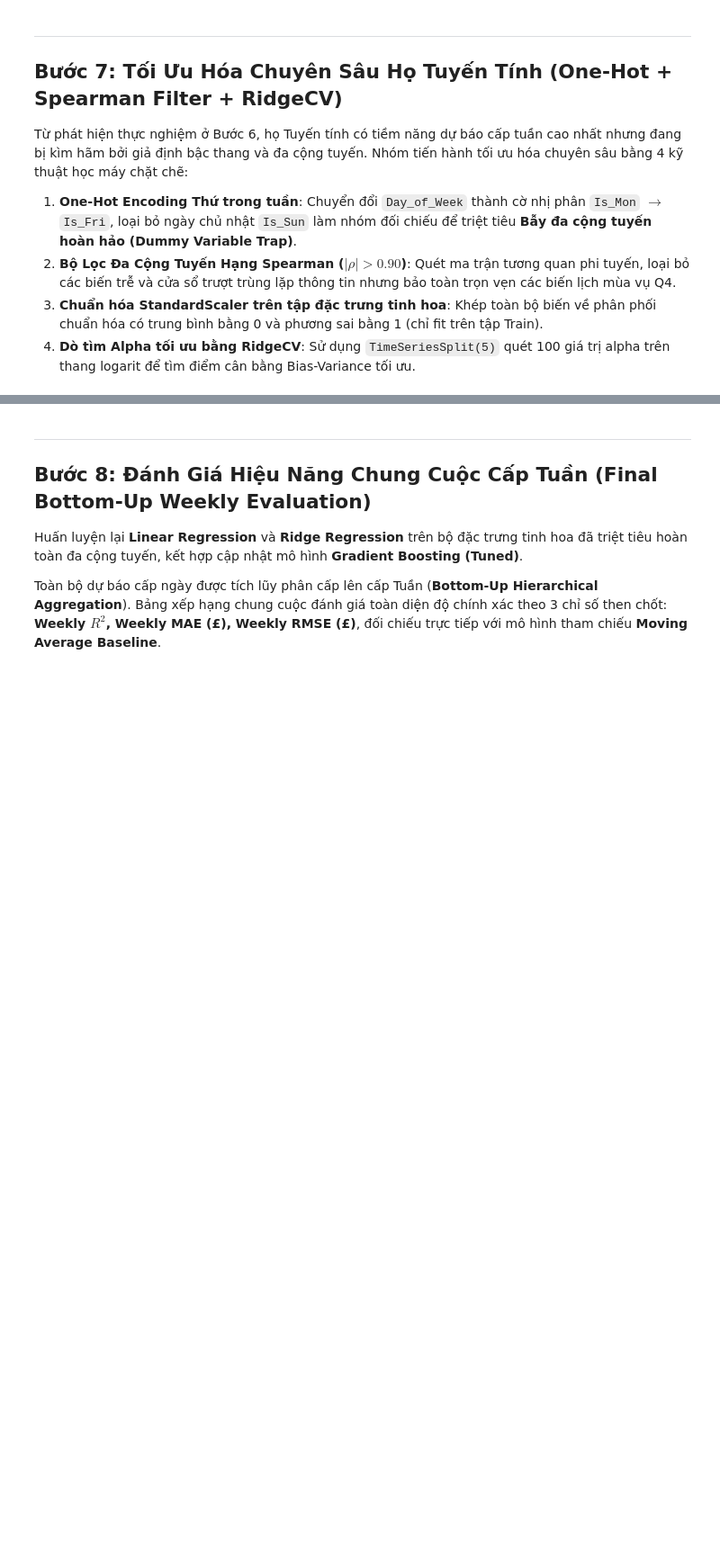
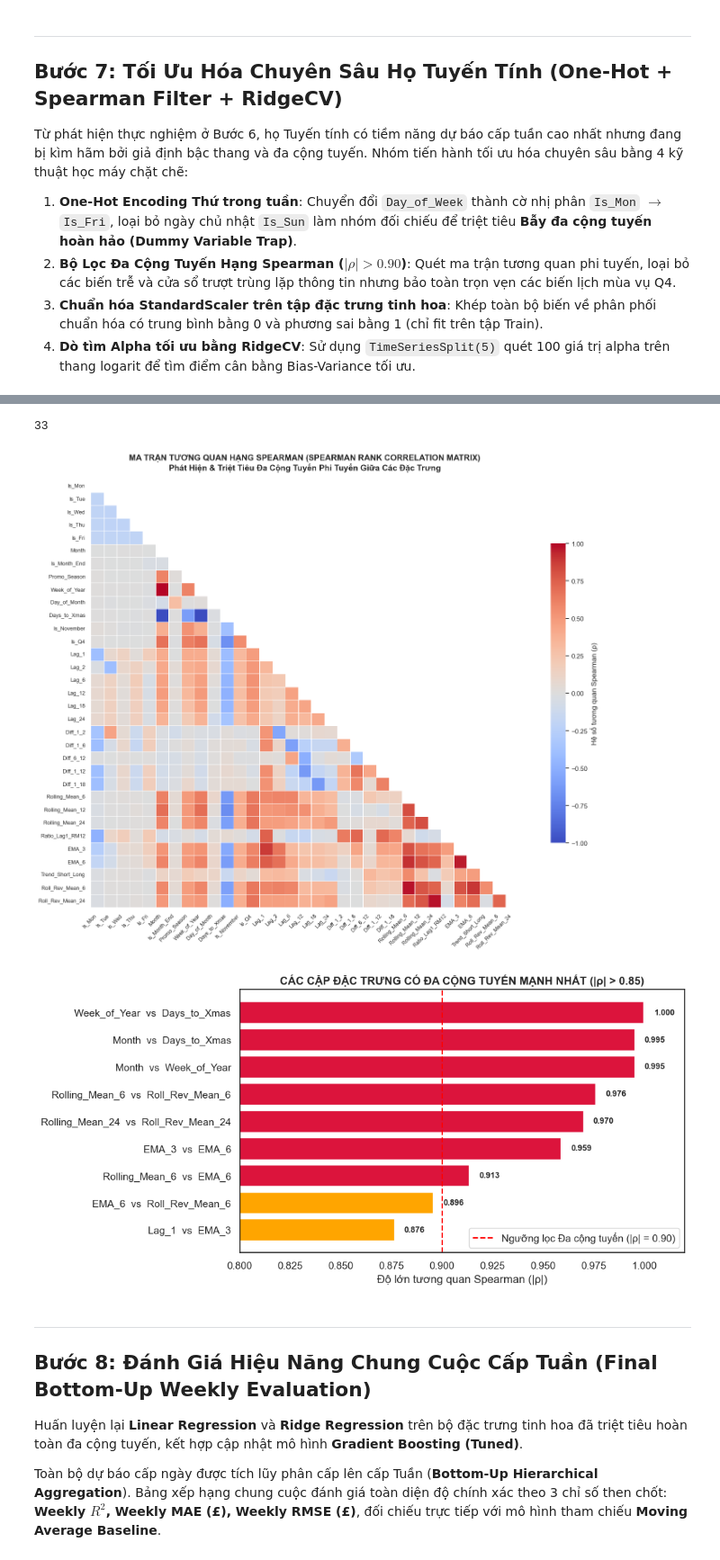
Before and after one commit to V-duc/DS66B_group_10, a Jupyter notebook: test_super_final.ipynb, the cells around one changed output, grey strips where cells are left out. Shown at 90% size. Drawn from its saved outputs; the diff is of its cells as text; code cells hidden in the pictures; blank space fills up the shorter version.

```diff
--- a/test_super_final.ipynb
+++ b/test_super_final.ipynb
@@ -523,3 +652,82 @@ print(f"🏆 Alpha tối ưu tìm được cho Ridge: {best_alpha:.2f}")
+# %%
+print(len(linear_candidate_features))
+# %% [output]
+33
+# %%
+# ==============================================================================
+# TRỰC QUAN HÓA: MA TRẬN TƯƠNG QUAN HẠNG SPEARMAN & CÁC CẶP ĐA CỘNG TUYẾN
+# ==============================================================================
+import matplotlib.pyplot as plt
+import numpy as np
+import seaborn as sns
+
+# 1. Tính ma trận tương quan Spearman trên tập biến ứng viên
+corr_spearman = X_train_lin.corr(method='spearman')
+
+# Tạo mặt nạ tam giác trên (mask) để đồ thị thoáng và chuyên nghiệp
+mask = np.triu(np.ones_like(corr_spearman, dtype=bool))
+
+plt.figure(figsize=(16, 12))
+sns.set_style("white")
+
+# Vẽ Heatmap
+cmap = sns.diverging_palette(230, 20, as_cmap=True)
+sns.heatmap(
+    corr_spearman,
+    mask=mask,
+    cmap='coolwarm',
+    vmax=1.0,
+    vmin=-1.0,
+    center=0,
+    square=True,
+    linewidths=.5,
+    cbar_kws={"shrink": .7, "label": "Hệ số tương quan Spearman (ρ)"}
+)
+
+plt.title('MA TRẬN TƯƠNG QUAN HẠNG SPEARMAN (SPEARMAN RANK CORRELATION MATRIX)\nPhát Hiện & Triệt Tiêu Đa Cộng Tuyến Phi Tuyến Giữa Các Đặc Trưng',
+          fontsize=14, fontweight='bold', pad=15)
+plt.xticks(rotation=45, ha='right', fontsize=9)
+plt.yticks(rotation=0, fontsize=9)
+plt.tight_layout()
+plt.show()
+
+# 2. Vẽ biểu đồ Barplot phóng to các cặp có nguy cơ Đa cộng tuyến cao (|ρ| > 0.85)
+high_corr_pairs = []
+cols = corr_spearman.columns
+for i in range(len(cols)):
+    for j in range(i + 1, len(cols)):
+        val = corr_spearman.iloc[i, j]
+        if abs(val) > 0.85:
+            high_corr_pairs.append({
+                'Pair': f"{cols[i]}  vs  {cols[j]}",
+                'Correlation': val,
+                'Abs_Corr': abs(val),
+                'Status': 'BỊ LOẠI BỎ (Threshold > 0.90)' if abs(val) > 0.90 else 'CẢNH BÁO CAO (> 0.85)'
+            })
+
+df_high_corr = pd.DataFrame(high_corr_pairs).sort_values(by='Abs_Corr', ascending=True)
+
+if not df_high_corr.empty:
+    plt.figure(figsize=(10, 5))
+    colors = ['crimson' if status.startswith('BỊ LOẠI') else 'orange' for status in df_high_corr['Status']]
+    bars = plt.barh(df_high_corr['Pair'], df_high_corr['Abs_Corr'], color=colors)
+    plt.axvline(0.90, color='red', linestyle='--', linewidth=1.5, label='Ngưỡng lọc Đa cộng tuyến (|ρ| = 0.90)')
+
+    plt.title('CÁC CẶP ĐẶC TRƯNG CÓ ĐA CỘNG TUYẾN MẠNH NHẤT (|ρ| > 0.85)', fontsize=12, fontweight='bold')
+    plt.xlabel('Độ lớn tương quan Spearman (|ρ|)')
+    plt.xlim(0.8, 1.02)
+    plt.legend(loc='lower right')
+
+    for bar in bars:
+        width = bar.get_width()
+        plt.text(width + 0.005, bar.get_y() + bar.get_height()/2, f"{width:.3f}",
+                 va='center', fontsize=9, fontweight='bold')
+
+    plt.tight_layout()
+    plt.show()
+# %% [output]
+[figure, added]
+[figure, added]
 # %% [markdown]
 ---
 ## Bước 8: Đánh Giá Hiệu Năng Chung Cuộc Cấp Tuần (Final Bottom-Up Weekly Evaluation)
```
Also changed, not shown: parts of 10 cells of this notebook.
